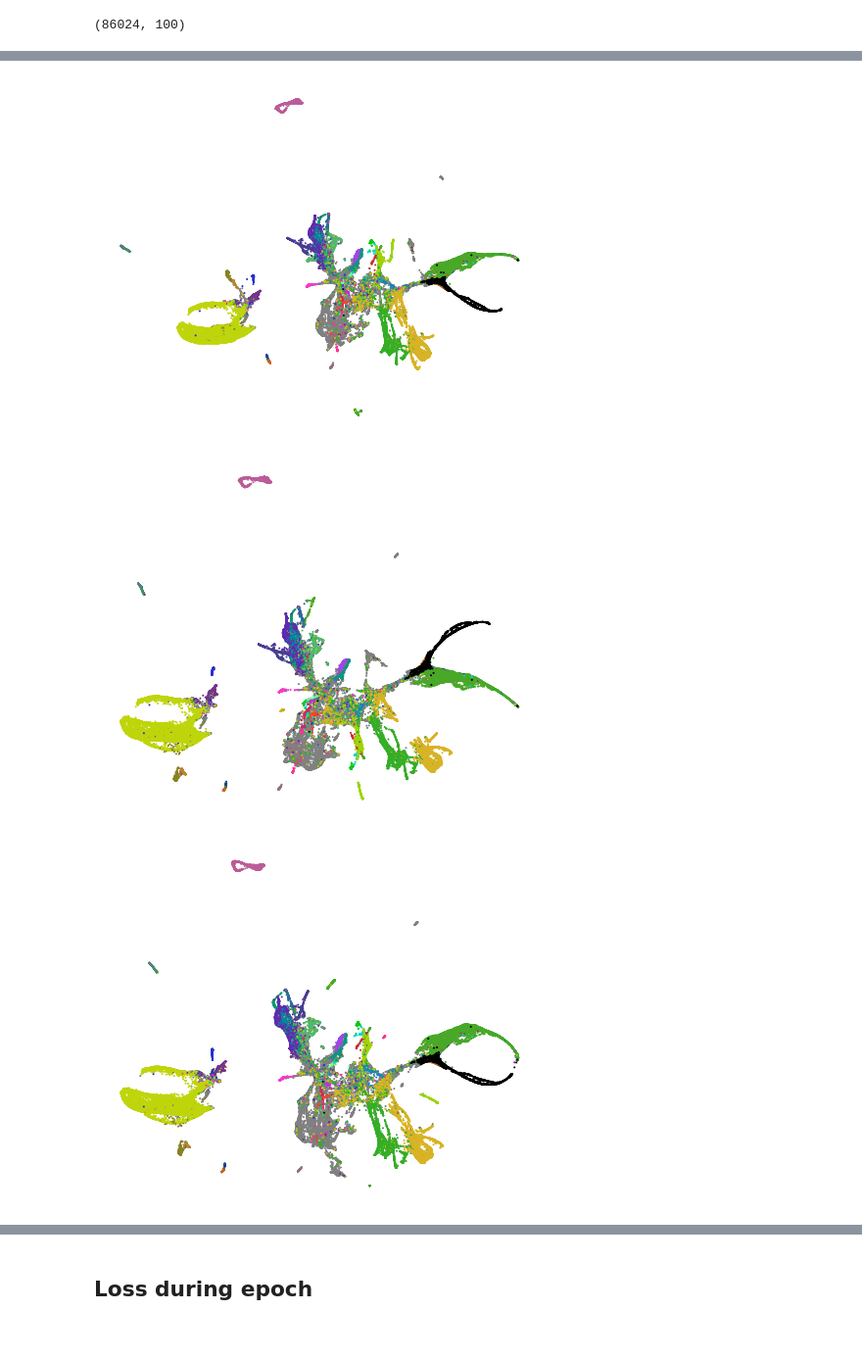
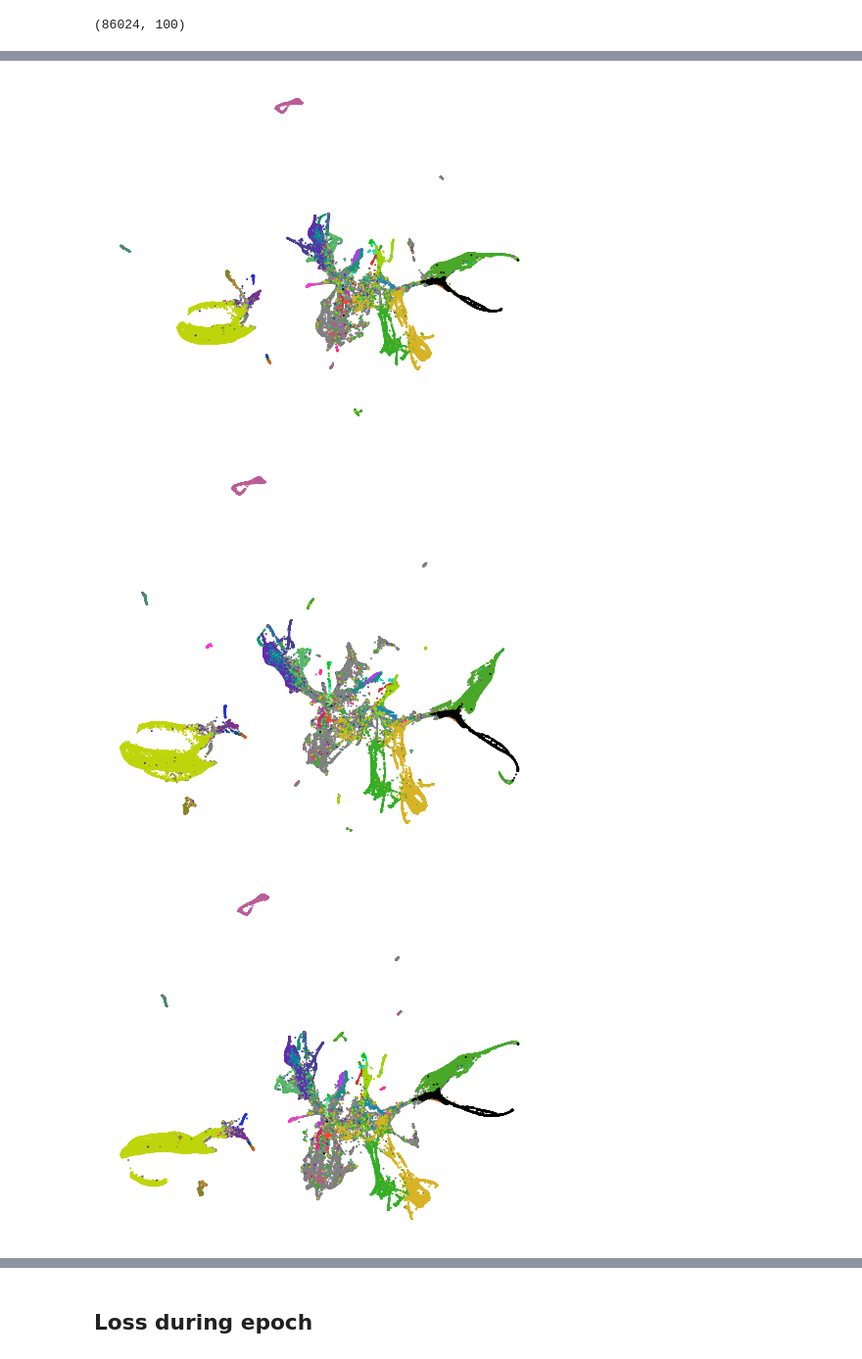
Before and after one commit to sdamrich/UMAPs-true-loss, a Jupyter notebook: notebooks/stability.ipynb, the cells around one changed output, grey strips where cells are left out. Shown at 98% size. Saved outputs shown, nothing was run; the diff lists cells and outputs as text; code cells hidden in the pictures.

```diff
--- a/notebooks/stability.ipynb
+++ b/notebooks/stability.ipynb
@@ -213,8 +168,8 @@ plt.savefig(os.path.join(fig_path, f"c_elegans_after_seed_1.png"),
             pad_inches = 0,dpi=300)
 
 plt.figure(figsize=(8,8))
-scatter = plt.scatter(- umappers_c_elegans_after[2].embedding_[special_order].T[1],
-                      - umappers_c_elegans_after[2].embedding_[special_order].T[0],
+scatter = plt.scatter(umappers_c_elegans_after[2].embedding_[special_order].T[1],
+                      umappers_c_elegans_after[2].embedding_[special_order].T[0],
                       c=labels[special_order],
                       s=1.0,
                       cmap=cmap)
@@ -243,35 +198,35 @@ scatter = plt.scatter(- umappers_c_elegans_after[4].embedding_[special_order].T[
                       s=1.0,
                       cmap=cmap)
 plt.axis("off")
 plt.gca().set_aspect("equal")
 plt.savefig(os.path.join(fig_path, f"c_elegans_after_seed_4.png"),
             bbox_inches = 'tight',
             pad_inches = 0,dpi=300)
 
 plt.figure(figsize=(8,8))
-scatter = plt.scatter(- umappers_c_elegans_after[5].embedding_[special_order].T[1],
+scatter = plt.scatter(umappers_c_elegans_after[5].embedding_[special_order].T[1],
                       - umappers_c_elegans_after[5].embedding_[special_order].T[0],
                       c=labels[special_order],
                       s=1.0,
                       cmap=cmap)
 plt.axis("off")
 plt.gca().set_aspect("equal")
 plt.savefig(os.path.join(fig_path, f"c_elegans_after_seed_5.png"),
             bbox_inches = 'tight',
             pad_inches = 0,dpi=300)
 
 plt.figure(figsize=(8,8))
-scatter = plt.scatter(umappers_c_elegans_after[6].embedding_[special_order].T[1],
-                      umappers_c_elegans_after[6].embedding_[special_order].T[0],
+scatter = plt.scatter(- umappers_c_elegans_after[6].embedding_[special_order].T[1],
+                      - umappers_c_elegans_after[6].embedding_[special_order].T[0],
                       c=labels[special_order],
                       s=1.0,
                       cmap=cmap)
 plt.axis("off")
 plt.gca().set_aspect("equal")
 plt.savefig(os.path.join(fig_path, f"c_elegans_after_seed_6.png"),
             bbox_inches = 'tight',
             pad_inches = 0,dpi=300)
 # %% [output]
 [figure]
-[figure, old version]
+[figure, new version]
-[figure, old version]
+[figure, new version]
```
Also changed, not shown: parts of 40 cells of this notebook.
